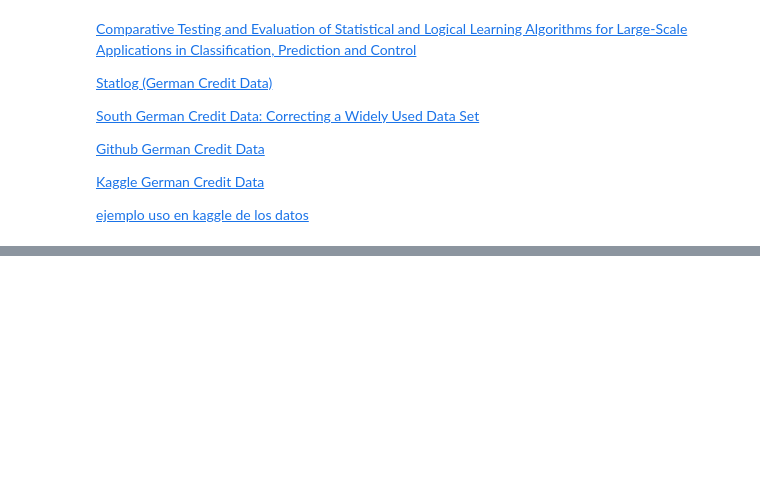
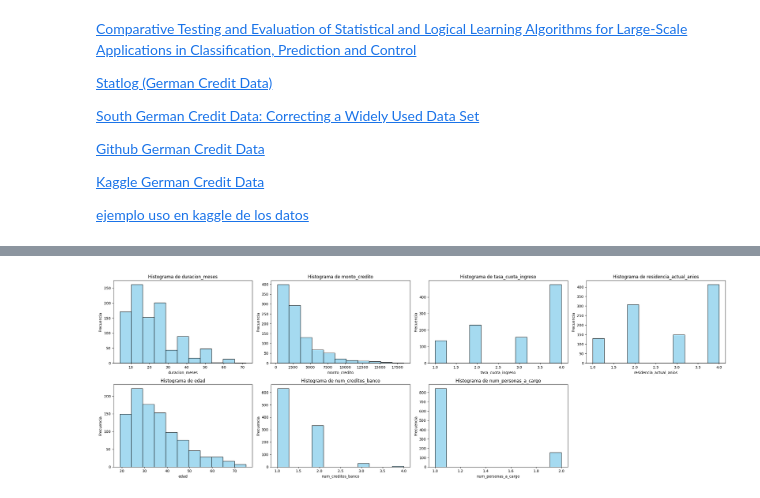
Before and after one commit to ezemartlopez/TP-Integrador-Equidad-en-Aprendizaje-Autom-tico, a Jupyter notebook: analisis_german_credit.ipynb, the cells around one changed output, grey strips where cells are left out. Drawn from its saved outputs; the diff is of its cells as text; code cells hidden in the pictures; blank space fills up the shorter version.

```diff
--- a/analisis_german_credit.ipynb
+++ b/analisis_german_credit.ipynb
@@ -99,0 +264,11 @@ Existen múltiples repositorios en GitHub, así como competiciones y kernels en
+# %%
+# Lista con columnas de tipo Integer
+integer_cols = [
+    'duracion_meses',
+    'monto_credito',
+    'tasa_cuota_ingreso',
+    'residencia_actual_anios',
+    'edad',
+    'num_creditos_banco',
+    'num_personas_a_cargo'
+]
@@ -99,0 +287,27 @@ Existen múltiples repositorios en GitHub, así como competiciones y kernels en
+# %%
+import matplotlib.pyplot as plt
+import seaborn as sns
+import numpy as np
+
+n_cols = 4
+n_rows = (len(integer_cols) + n_cols - 1) // n_cols
+
+plt.figure(figsize=(6 * n_cols, 4 * n_rows))
+
+for i, col in enumerate(integer_cols, 1):
+    data = df[col].dropna()
+    data_min, data_max = data.min(), data.max()
+    n = len(data)
+    # Regla de Sturges para bins
+    bins = int(np.ceil(np.log2(n) + 1))
+
+    plt.subplot(n_rows, n_cols, i)
+    sns.histplot(data, bins=bins, kde=False, color='skyblue', binrange=(data_min, data_max))
+    plt.title(f'Histograma de {col}')
+    plt.xlabel(col)
+    plt.ylabel('Frecuencia')
+
+plt.tight_layout()
+plt.show()
+# %% [output]
+[figure, added]
```
Also changed, not shown: parts of 21 cells of this notebook.
